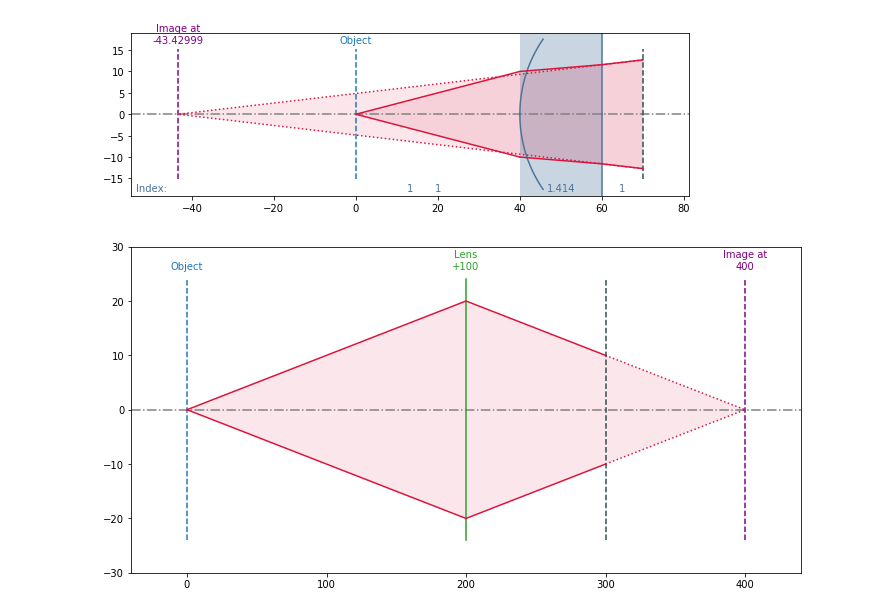
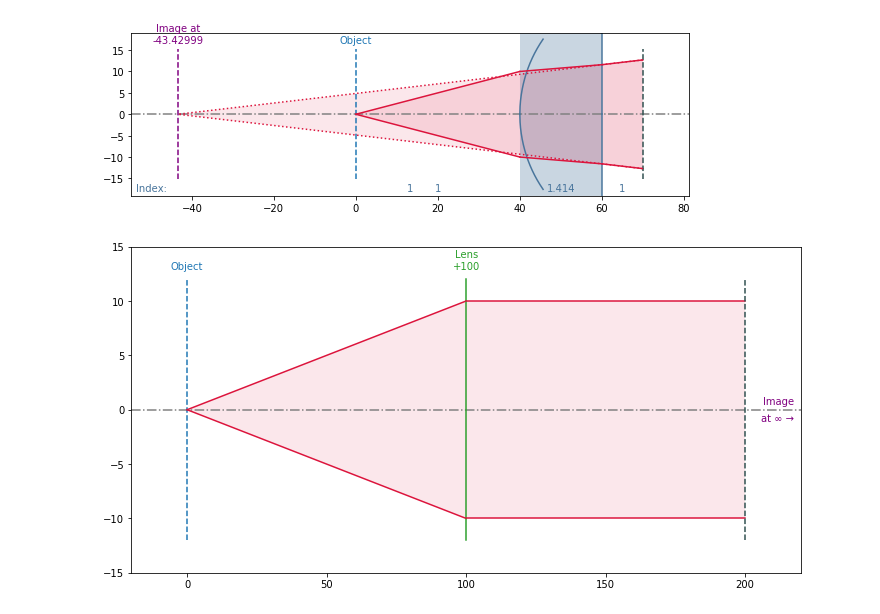
Before and after one commit to VincentLeroux/Laser, a Jupyter notebook: abcd_example.ipynb, the cells around one changed output. Drawn from its saved outputs; the diff is of its cells as text; code cells hidden in the pictures.

```diff
--- a/abcd_example.ipynb
+++ b/abcd_example.ipynb
@@ -134,11 +139,11 @@ ABCD matrix:  [[ 2.23214286  0.        ]
  [-0.0138      0.448     ]]
 [figure]
 # %%
-bp4 = Beampath(0, 0.1) # point source by default
-bp4.add_freespace(200)
+bp4 = Beampath() # point source by default
+bp4.add_freespace(100)
 bp4.add_thinlens(100) # image at infinity (object in focal plane of lens)
 bp4.add_freespace(100) # Add a dummy exit plane (grey dashes)
 bp4.add_image()
 bp4.plot()
 # %% [output]
-[figure, old version]
+[figure, new version]
```
Also changed, not shown: parts of 1 cell of this notebook.
